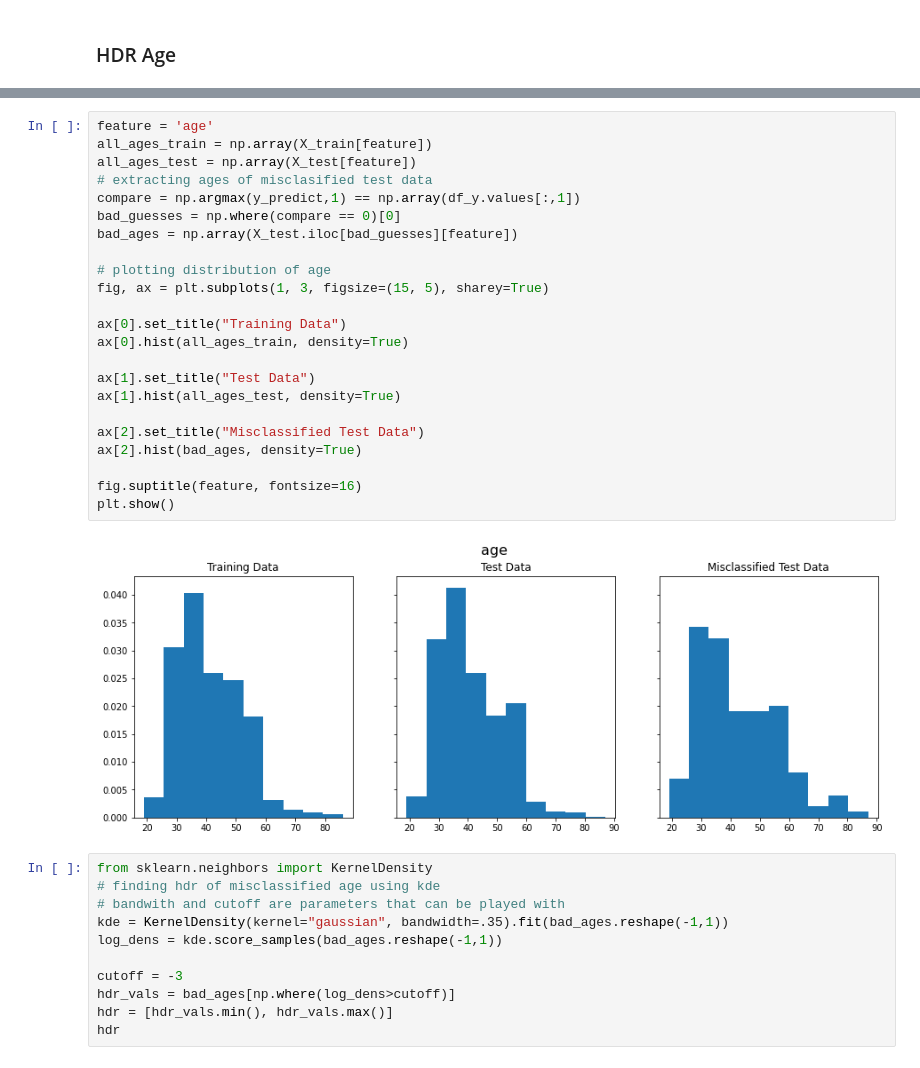
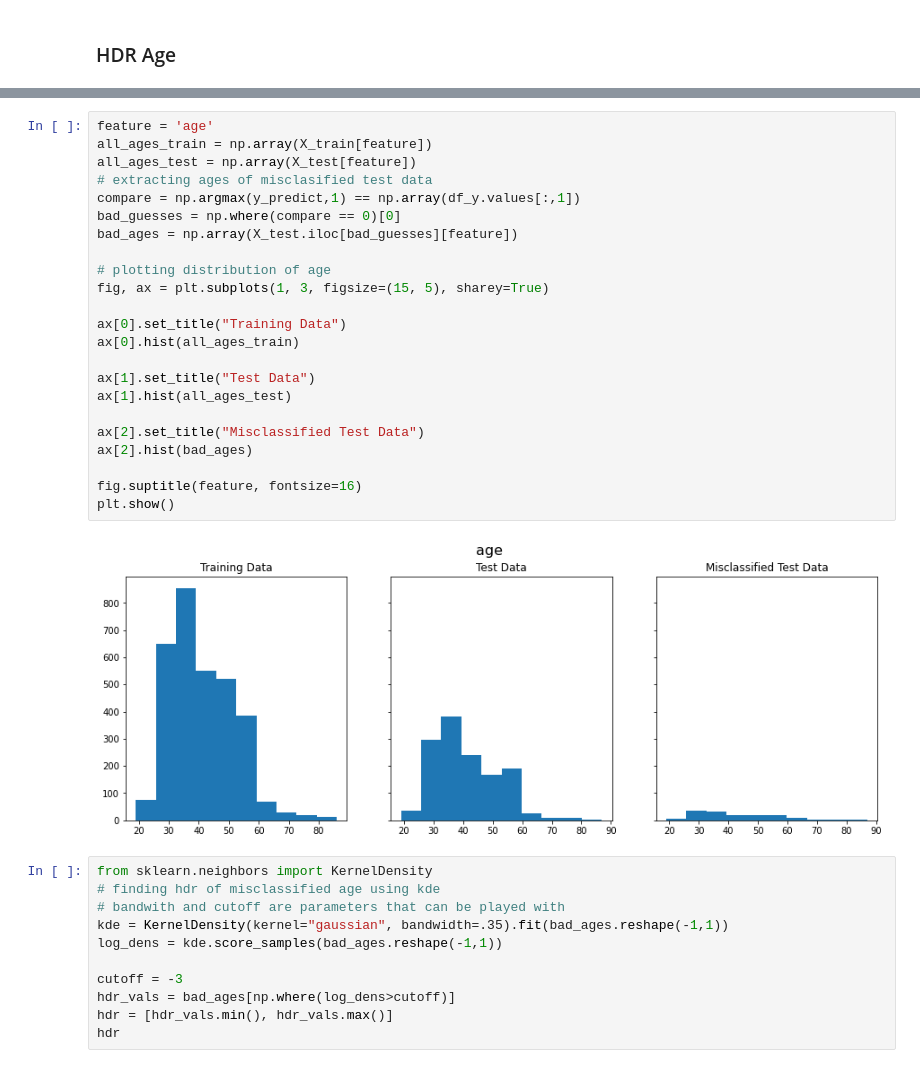
Before and after one commit to sababaganoosh/ML-Ops-Final, a Jupyter notebook: xgboost-implementation-on-bank-marketing-dataset.ipynb, the cells around one changed output, grey strips where cells are left out. Saved outputs shown, nothing was run; the diff lists cells and outputs as text.

```diff
--- a/xgboost-implementation-on-bank-marketing-dataset.ipynb
+++ b/xgboost-implementation-on-bank-marketing-dataset.ipynb
@@ -277,28 +361,28 @@ ExecutableNotFound: failed to execute WindowsPath('dot'), make sure the Graphviz
 # %%
 feature = 'age'
 all_ages_train = np.array(X_train[feature])
 all_ages_test = np.array(X_test[feature])
 # extracting ages of misclasified test data
 compare = np.argmax(y_predict,1) == np.array(df_y.values[:,1])
 bad_guesses = np.where(compare == 0)[0]
 bad_ages = np.array(X_test.iloc[bad_guesses][feature])
 
 # plotting distribution of age
 fig, ax = plt.subplots(1, 3, figsize=(15, 5), sharey=True)
 
 ax[0].set_title("Training Data")
-ax[0].hist(all_ages_train, density=True)
+ax[0].hist(all_ages_train)
 
 ax[1].set_title("Test Data")
-ax[1].hist(all_ages_test, density=True)
+ax[1].hist(all_ages_test)
 
 ax[2].set_title("Misclassified Test Data")
-ax[2].hist(bad_ages, density=True)
+ax[2].hist(bad_ages)
 
 fig.suptitle(feature, fontsize=16)
 plt.show()
 # %% [output]
-[figure, old version]
+[figure, new version]
 # %%
 from sklearn.neighbors import KernelDensity
 # finding hdr of misclassified age using kde
```
Also changed, not shown: parts of 26 cells of this notebook.
